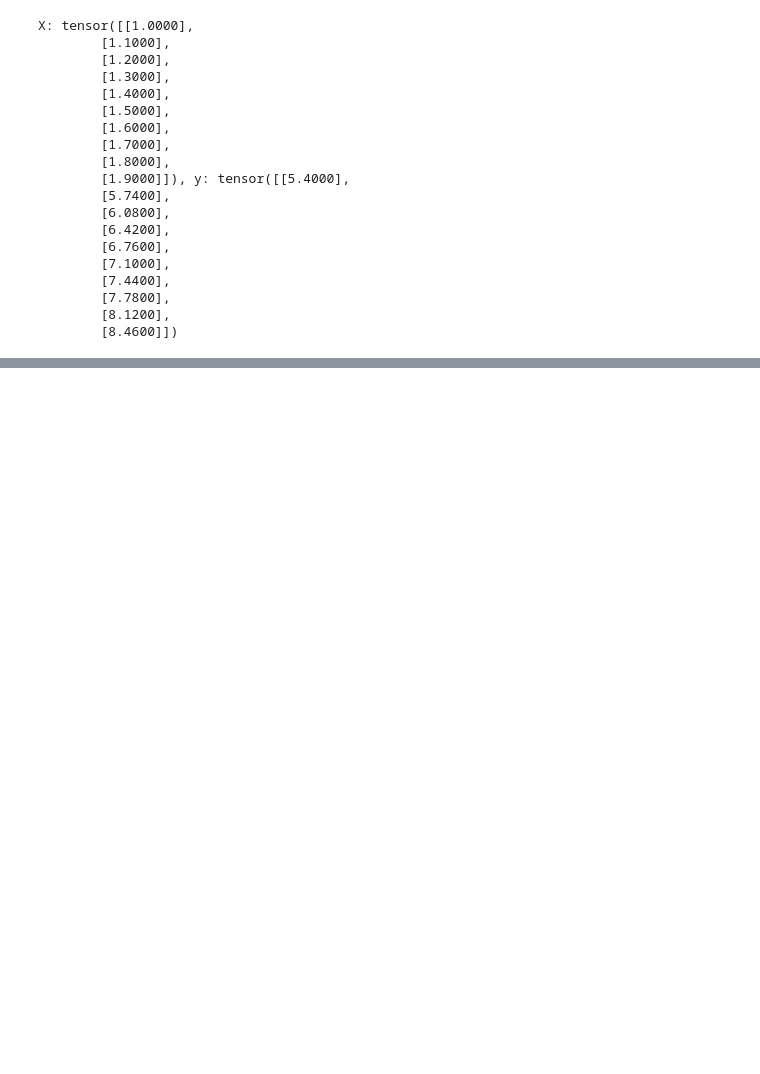
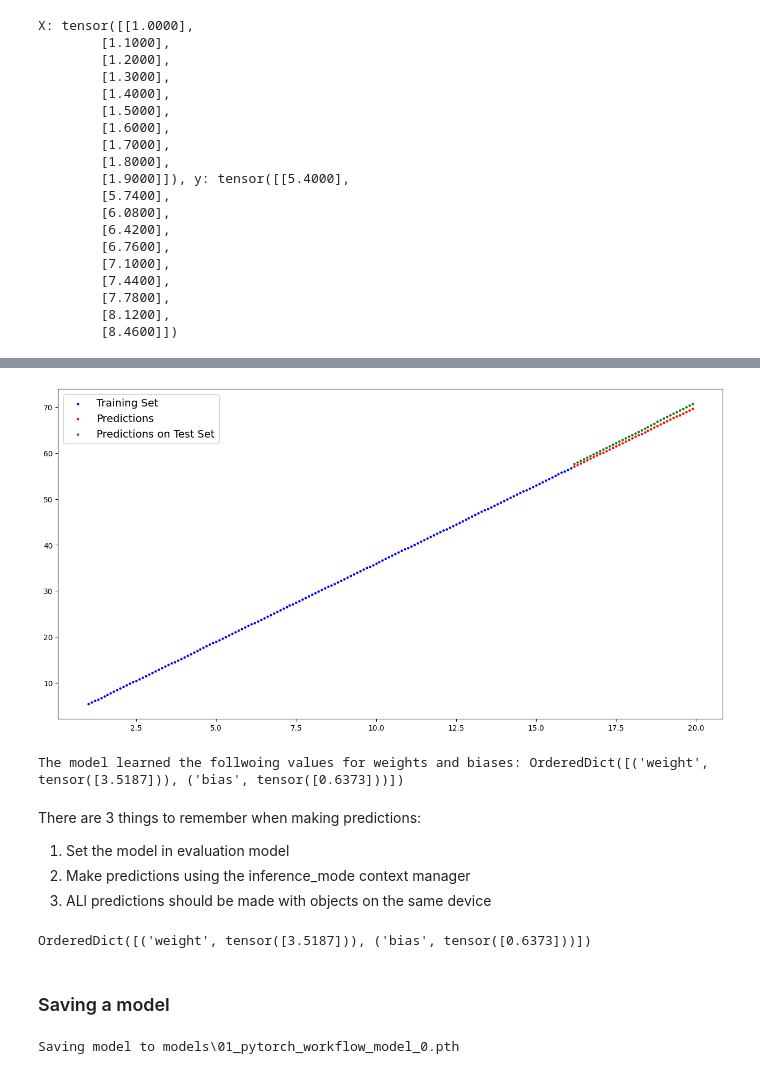
Before and after one commit to shbnmzr/code-practice, a Jupyter notebook: pytorch/01_Workflow.ipynb, the cells around one changed output, grey strips where cells are left out. Drawn from its saved outputs; the diff is of its cells as text; code cells hidden in the pictures; blank space fills up the shorter version.

Commit message:
01 Pytorch workflow

```diff
--- a/pytorch/01_Workflow.ipynb
+++ b/pytorch/01_Workflow.ipynb
@@ -52,0 +198,33 @@ X_train, X_test, y_train, y_test = X[]
+# %%
+plot_predictions(X_train, y_train, X_test, y_test, y_pred)
+# %% [output]
+[figure, added]
+# %%
+print(f'The model learned the follwoing values for weights and biases: {model_0.state_dict()}')
+# %% [output]
+The model learned the follwoing values for weights and biases: OrderedDict([('weight', tensor([3.5187])), ('bias', tensor([0.6373]))])
+# %% [markdown]
+There are 3 things to remember when making predictions:
+1. Set the model in evaluation model
+2. Make predictions using the inference_mode context manager
+3. ALl predictions should be made with objects on the same device
+# %%
+model_0.state_dict()
+# %% [output]
+OrderedDict([('weight', tensor([3.5187])), ('bias', tensor([0.6373]))])
+# %% [markdown]
+### Saving a model
+# %%
+from pathlib import Path
+
+MODEL_PATH = Path('models')
+MODEL_PATH.mkdir(parents=True, exist_ok=True)
+
+MODEL_NAME = '01_pytorch_workflow_model_0.pth'
+MODEL_SAVE_PATH = MODEL_PATH / MODEL_NAME
+
+print(f'Saving model to {MODEL_SAVE_PATH}')
+torch.save(obj=model_0.state_dict(),
+           f=MODEL_SAVE_PATH)
+# %% [output]
+Saving model to models\01_pytorch_workflow_model_0.pth
```
Also changed, not shown: parts of 15 cells of this notebook, 1 other file.
